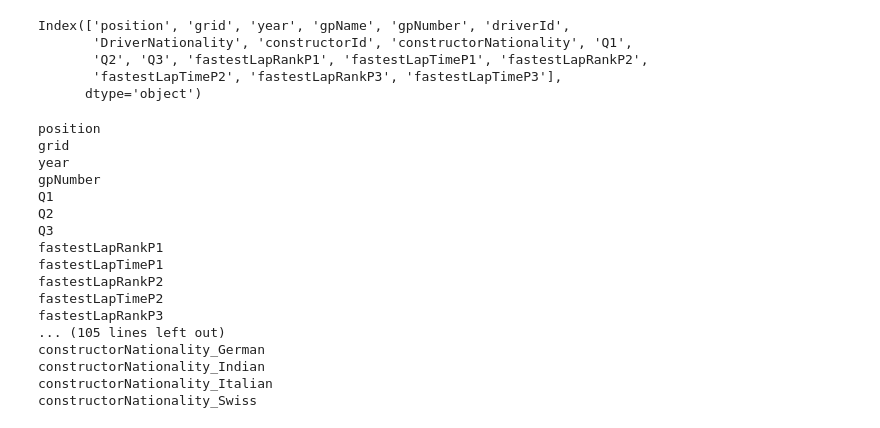
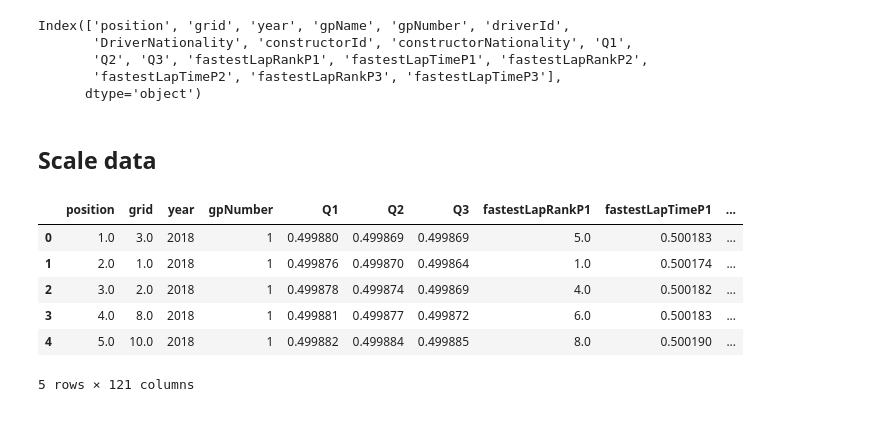
Before and after one commit to benptr/F1_ML_Prediction, a Jupyter notebook: ProjetF1_notebook/Data_viz_pred.ipynb, the cells around one changed output. Saved outputs shown, nothing was run; the diff lists cells and outputs as text; code cells hidden in the pictures.

```diff
--- a/ProjetF1_notebook/Data_viz_pred.ipynb
+++ b/ProjetF1_notebook/Data_viz_pred.ipynb
@@ -376,24 +376,3 @@ Index(['position', 'grid', 'year', 'gpName', 'gpNumber', 'driverId',
 # %%
 df_features = pd.get_dummies(df_pred_postion, columns = [ 'gpName', 'driverId',
        'DriverNationality', 'constructorId', 'constructorNationality'])
-# %%
-for i in df_features.columns:
-    print(i)
-# %% [output]
-position
-grid
-year
-gpNumber
-Q1
-Q2
-Q3
-fastestLapRankP1
-fastestLapTimeP1
-fastestLapRankP2
-fastestLapTimeP2
-fastestLapRankP3
-... (105 lines left out)
-constructorNationality_German
-constructorNationality_Indian
-constructorNationality_Italian
-constructorNationality_Swiss
@@ -402,0 +379,2 @@ from sklearn.model_selection import train_test_split
+# %% [markdown]
+## Scale data
@@ -402,0 +383,17 @@ from sklearn.model_selection import train_test_split
+# %%
+scaler = MinMaxScaler()
+to_scale = ['Q1','Q2', 'Q3','fastestLapTimeP1',
+       'fastestLapTimeP2', 'fastestLapTimeP3']
+df_scaled = df_features.copy()
+
+df_scaled[to_scale] = scaler.fit_transform(df_scaled[to_scale].to_numpy())
+
+df_scaled.head()
+# %% [output]
+|  | position | grid | year | gpNumber | Q1 | Q2 | Q3 | fastestLapRankP1 | fastestLapTimeP1 | ... |
+| 0 | 1.0 | 3.0 | 2018 | 1 | 0.499880 | 0.499869 | 0.499869 | 5.0 | 0.500183 | ... |
+| 1 | 2.0 | 1.0 | 2018 | 1 | 0.499876 | 0.499870 | 0.499864 | 1.0 | 0.500174 | ... |
+| 2 | 3.0 | 2.0 | 2018 | 1 | 0.499878 | 0.499874 | 0.499869 | 4.0 | 0.500182 | ... |
+| 3 | 4.0 | 8.0 | 2018 | 1 | 0.499881 | 0.499877 | 0.499872 | 6.0 | 0.500183 | ... |
+| 4 | 5.0 | 10.0 | 2018 | 1 | 0.499882 | 0.499884 | 0.499885 | 8.0 | 0.500190 | ... |
+5 rows × 121 columns
```
Also changed, not shown: parts of 30 cells of this notebook, 1 other file.
